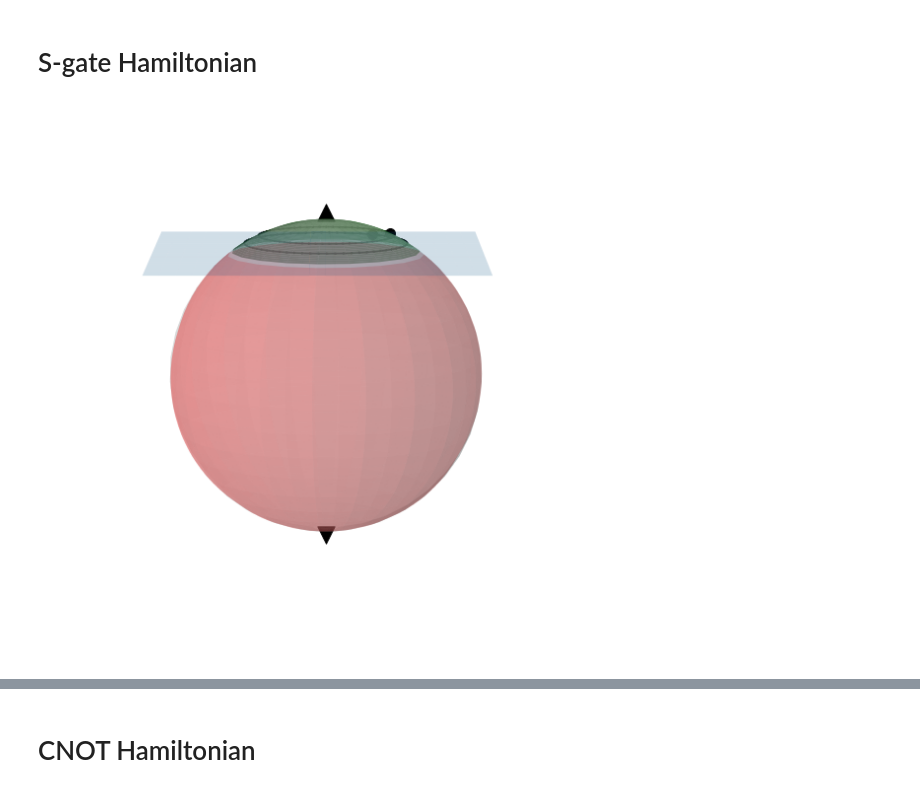
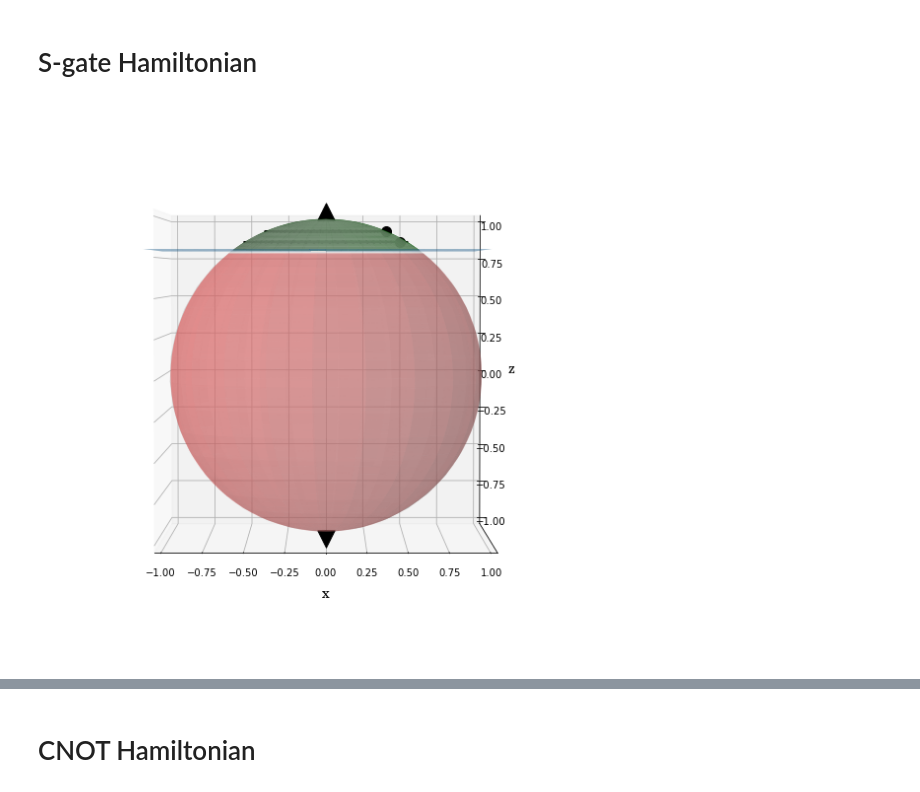
Before and after one commit to marco-lewis/quantum-barrier-certificates, a Jupyter notebook: experiments/diagrams.ipynb, the cells around one changed output, grey strips where cells are left out. Drawn from its saved outputs; the diff is of its cells as text; code cells hidden in the pictures.

```diff
--- a/experiments/diagrams.ipynb
+++ b/experiments/diagrams.ipynb
@@ -265,38 +265,38 @@ for X0, Z0 in start_points:
             print(avg_error)
 
 
-plt.axis('off')
+plt.axis('on')
 
 # with mpl.cbook.get_sample_data("ket0.png") as file:
 #     arr_img0 = plt.imread(file)
 # with mpl.cbook.get_sample_data("ket1.png") as file:
 #     arr_img1 = plt.imread(file)
 # imgs = [arr_img0, arr_img1]
 # from ImageAnnotations3D import ImageAnnotations3D
 # ax2 = fig.add_subplot(111,frame_on=False)
 # ax2.axis("off")
 # ax2.axis([0,1,0,1])
 # ia = ImageAnnotations3D([[0,0,1.05],[0,0,-1.05]],imgs,ax, ax2 )
 
 fig.tight_layout()
 # plt.legend()
 # save('S0_normal_bloch.png')
 
 ax.set_yticks([])
 ax.set_ylabel('')
 ax.azim = -90
-ax.elev = 10
-save('Images/S0_side_bloch.png')
+ax.elev = 2
+# save('S0_side_bloch.png')
 
 # ax.set_zticks([])
 # ax.set_zlabel('')
 # ax.azim = 270
 # ax.elev = 90
 # save('S0_above_bloch.png')
 
 plt.show()
 # %% [output]
-[figure, old version]
+[figure, new version]
 # %%
 # %matplotlib widget
 %matplotlib inline
```
Also changed, not shown: parts of 7 cells of this notebook, 2 other files.
